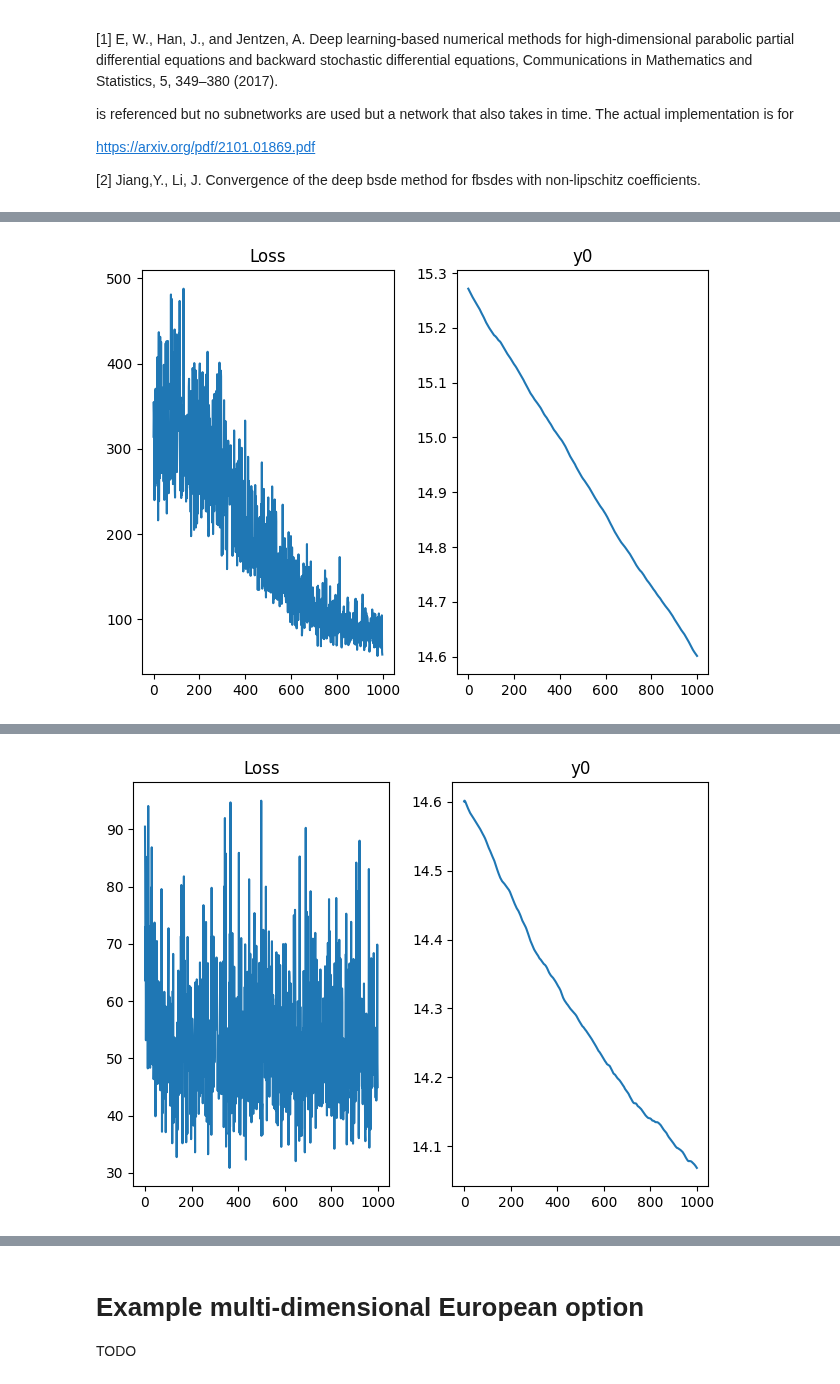
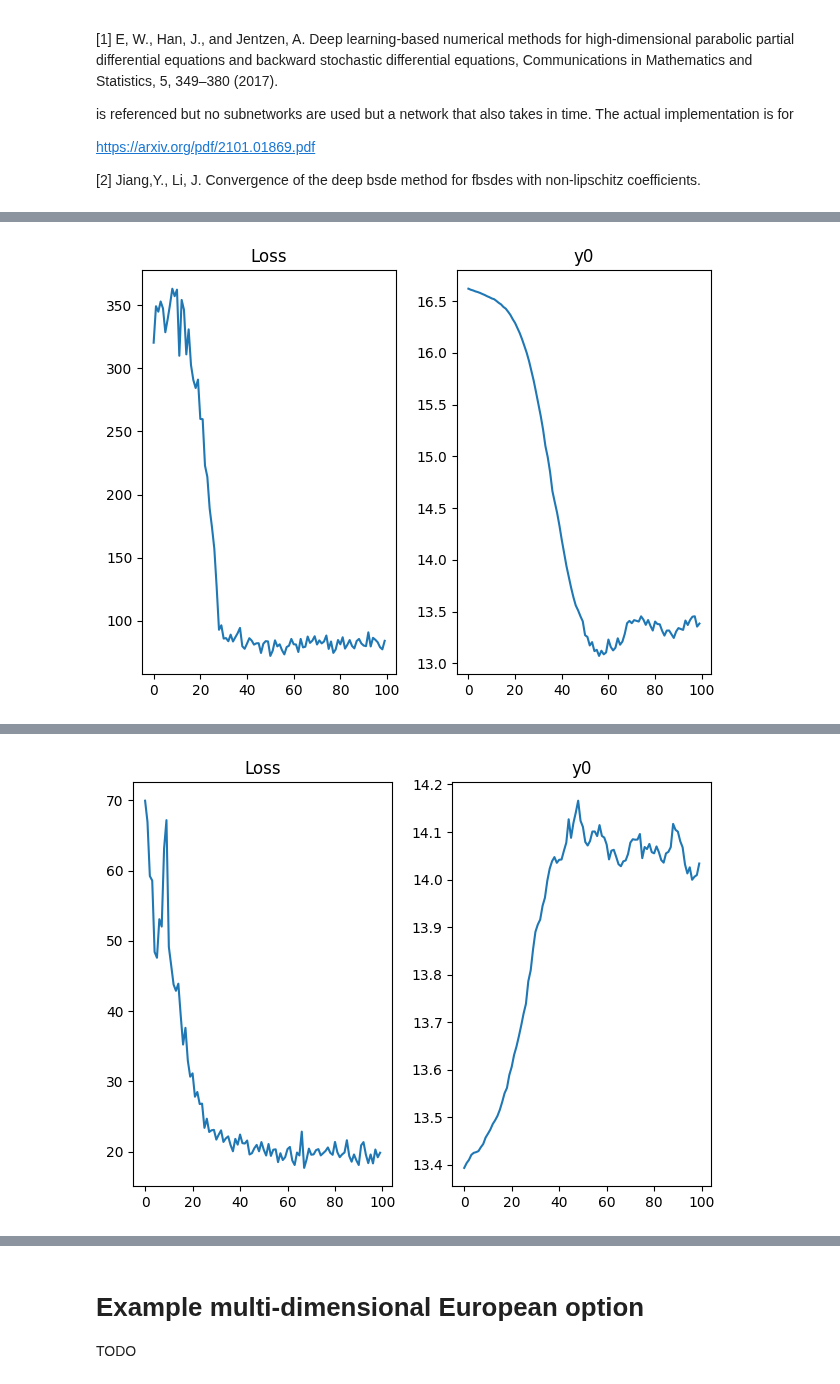
Before and after one commit to ISIPINK/Assignment_Financial_Mathematics_2024, a Jupyter notebook: deep BSDE tests/torch_git.ipynb, the cells around one changed output, grey strips where cells are left out. Saved outputs shown, nothing was run; the diff lists cells and outputs as text; code cells hidden in the pictures.

Commit message:
changed from adam to cocob

```diff
--- a/deep BSDE tests/torch_git.ipynb
+++ b/deep BSDE tests/torch_git.ipynb
@@ -19,6 +19,8 @@ import torch
 import torch.nn as nn
 import torch.nn.functional as F
 import numpy as np
+
+from parameterfree import COCOB
 
 device = torch.device("cuda:0" if torch.cuda.is_available() else "cpu")
 
@@ -73,6 +75,8 @@ class Model(nn.Module):
             y = y-self.equation.f(t, x, y, z)*dt + torch.matmul(z, dW).reshape(-1, self.equation.dim_y)
         return x, y
 
+
+
 class BSDEsolver():
     def __init__(self, equation, dim_h):
         self.model = Model(equation,dim_h).to(device)
@@ -80,7 +84,8 @@ class BSDEsolver():
 
     def train(self, batch_size, N, itr, log):
         criterion = torch.nn.MSELoss().to(device)
-        optimizer = torch.optim.Adam(self.model.parameters())
+        # optimizer = torch.optim.Adam(self.model.parameters())
+        optimizer = COCOB(self.model.parameters())
         loss_data, y0_data = [], []
 
         for i in range(itr):
@@ -107,7 +112,7 @@ x_0, T = 100*torch.ones(dim_x), 1
 
 
 def b(t, x, y):
-    return mu*x.reshape(batch_size, dim_x)
+    return mu*x
 
 
 def sigma(t, x):
@@ -132,9 +137,9 @@ bsde_solver = BSDEsolver(equation, dim_h)
 import matplotlib.pyplot as plt
 
 torch.manual_seed(46)
-NN = [1,2, 5, 10,20,40]
-itrs = [1000,1000,500,500,200,200]
-batch_sizes = [100, 100, 100, 100, 1000, 1000]
+NN = [1, 10,40]
+itrs = [100,100,100]
+batch_sizes = [1000,  1000, 1000]
 for N,itr,batch_size in zip(NN,itrs,batch_sizes):
     loss, y0=bsde_solver.train(batch_size, N,itr, log=True)
     fig, axs = plt.subplots(1,2)
@@ -170 +175 @@ loss:   92.16 y0:   14.64 done: 95.00% Iteration: 950
-[figure, old version]
+[figure, new version]
@@ -191 +196 @@ loss:   57.82 y0:   14.08 done: 95.00% Iteration: 950
-[figure, old version]
+[figure, new version]
```
Also changed, not shown: parts of 5 cells of this notebook, 2 other files.
